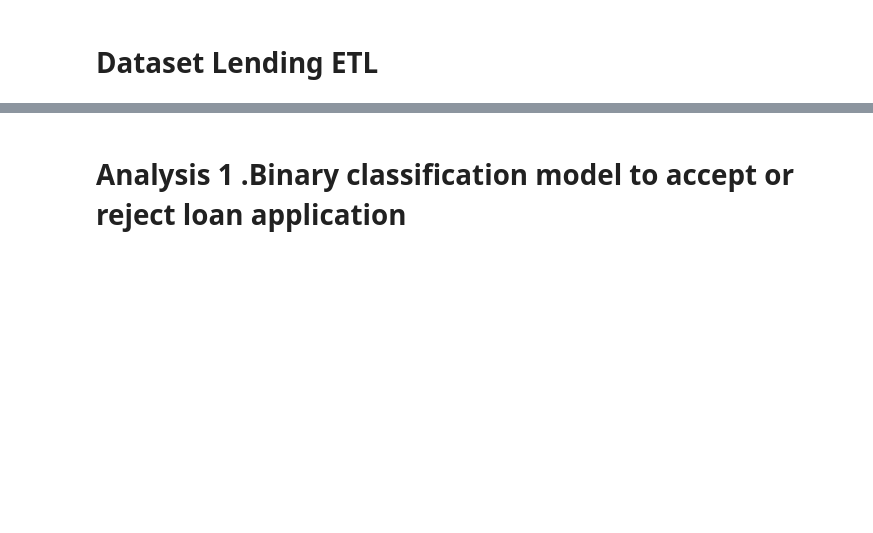
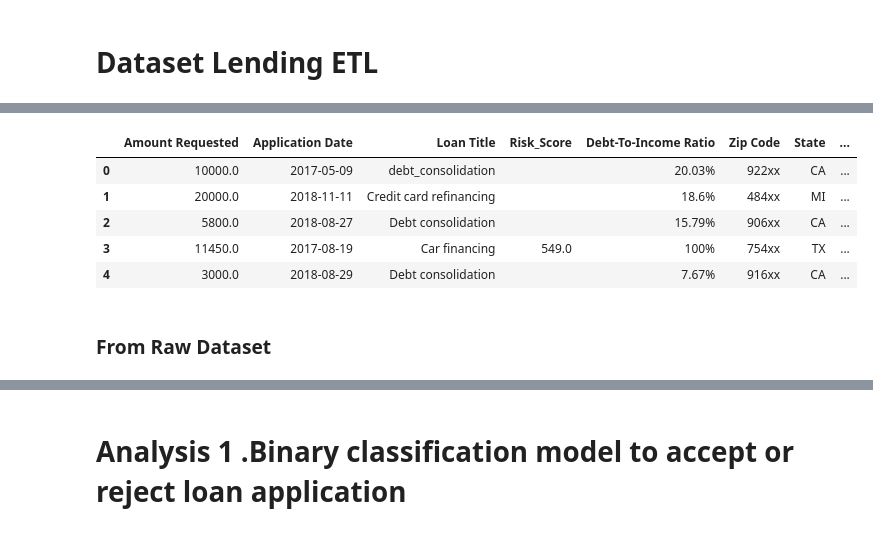
Before and after one commit to nitishsingh158/WokeRUs, a Jupyter notebook: lending_data.ipynb, the cells around one changed output, grey strips where cells are left out. Drawn from its saved outputs; the diff is of its cells as text; code cells hidden in the pictures; blank space fills up the shorter version.

```diff
--- a/lending_data.ipynb
+++ b/lending_data.ipynb
@@ -20,3 +62,17 @@ raw_rejected = pd.read_csv('../Archive/rejected_2007_to_2018Q4.csv')
+# %%
+# Importing the sample rejected dataset from the MonogDB Atlas (Cloud)
+file_db_rejected = db.rejected_atlas.find({}, {'_id':0})
+file_rejected_atlas = pd.DataFrame(file_db_rejected)
+file_rejected_atlas.head()
+# %% [output]
+|  | Amount Requested | Application Date | Loan Title | Risk_Score | Debt-To-Income Ratio | Zip Code | State | ... |
+| 0 | 10000.0 | 2017-05-09 | debt_consolidation |  | 20.03% | 922xx | CA | ... |
+| 1 | 20000.0 | 2018-11-11 | Credit card refinancing |  | 18.6% | 484xx | MI | ... |
+| 2 | 5800.0 | 2018-08-27 | Debt consolidation |  | 15.79% | 906xx | CA | ... |
+| 3 | 11450.0 | 2017-08-19 | Car financing | 549.0 | 100% | 754xx | TX | ... |
+| 4 | 3000.0 | 2018-08-29 | Debt consolidation |  | 7.67% | 916xx | CA | ... |
+# %% [markdown]
+### From Raw Dataset
 # %%
 #create data copy
 file_rejected = raw_rejected.copy()
```
Also changed, not shown: parts of 16 cells of this notebook, 1 other file.
